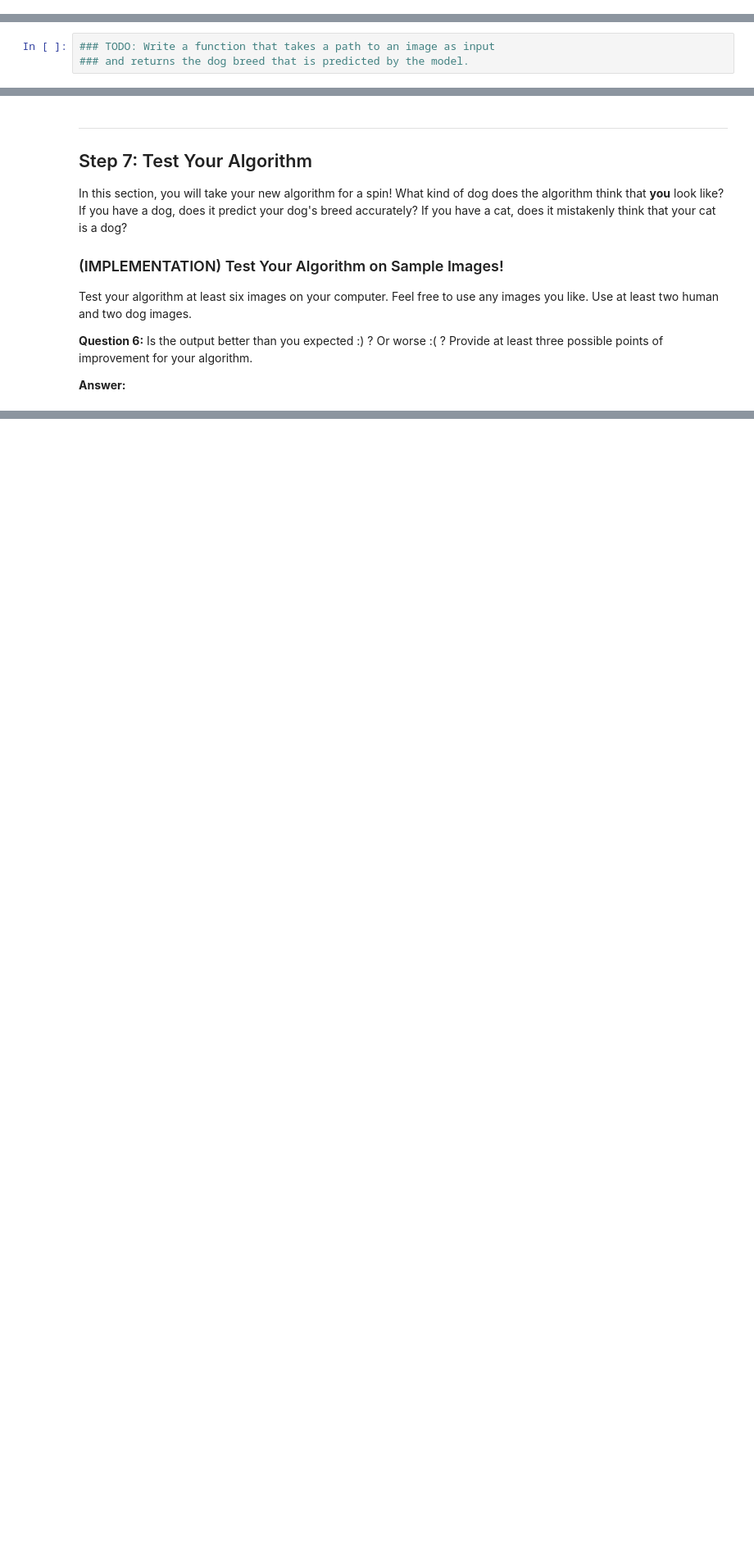
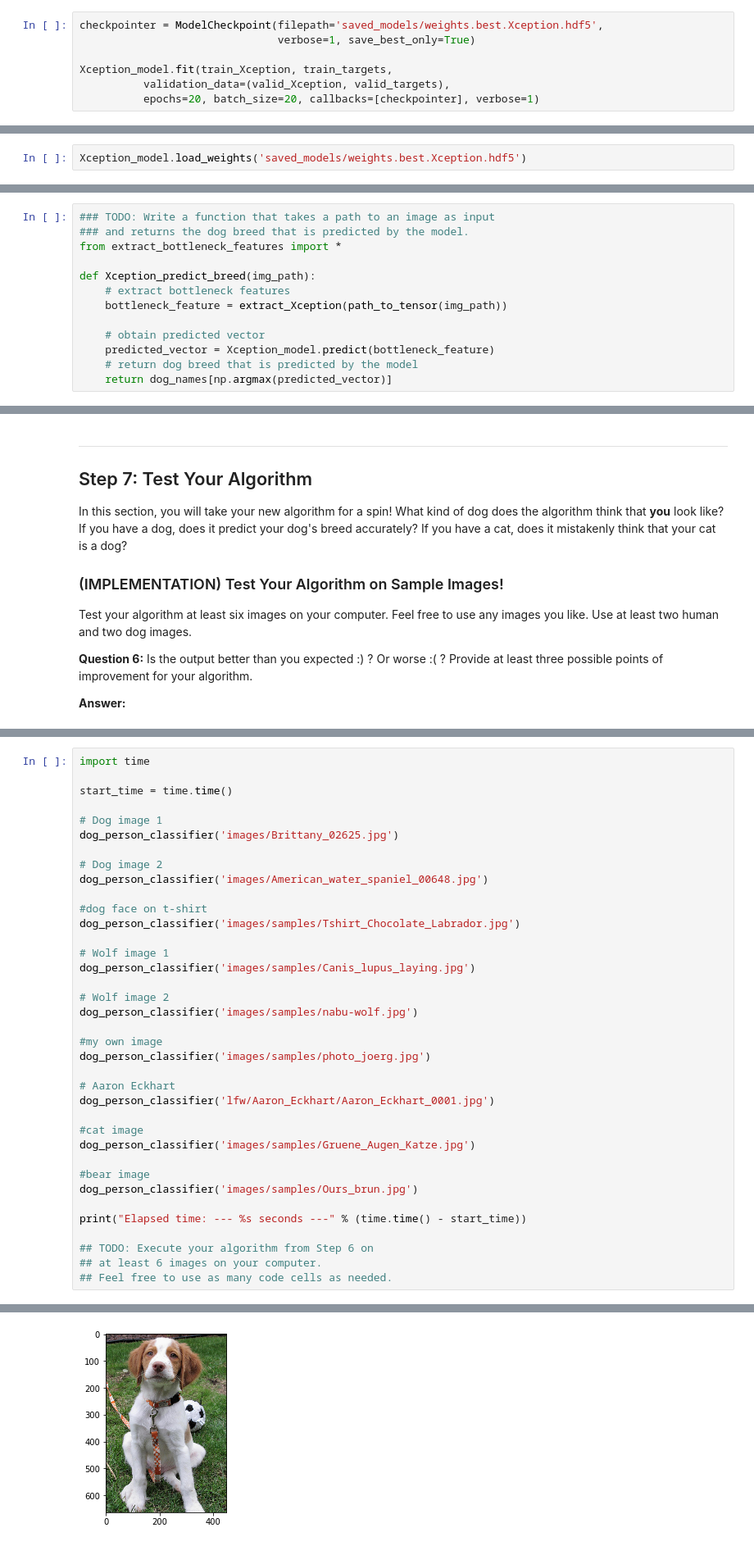
Before and after one commit to JoergStrebel/MachineLearningEngineerND, a Jupyter notebook: dog_project/dog_app.ipynb, the cells around one changed output, grey strips where cells are left out. Shown at 82% size. Cells and saved outputs as stored; diff of their text form; blank space fills up the shorter version.

```diff
--- a/dog_project/dog_app.ipynb
+++ b/dog_project/dog_app.ipynb
@@ -650,0 +695,7 @@ You are welcome to [augment the training data](https://blog.keras.io/building-po
+# %%
+checkpointer = ModelCheckpoint(filepath='saved_models/weights.best.Xception.hdf5',
+                               verbose=1, save_best_only=True)
+
+Xception_model.fit(train_Xception, train_targets,
+          validation_data=(valid_Xception, valid_targets),
+          epochs=20, batch_size=20, callbacks=[checkpointer], verbose=1)
@@ -655,3 +723,5 @@ You are welcome to [augment the training data](https://blog.keras.io/building-po
+# %%
+Xception_model.load_weights('saved_models/weights.best.Xception.hdf5')
 # %% [markdown]
 ### (IMPLEMENTATION) Test the Model
 
@@ -676,6 +753,16 @@ where `{network}`, in the above filename, should be one of `VGG19`, `Resnet50`,
 # %%
 ### TODO: Write a function that takes a path to an image as input
 ### and returns the dog breed that is predicted by the model.
+from extract_bottleneck_features import *
+
+def Xception_predict_breed(img_path):
+    # extract bottleneck features
+    bottleneck_feature = extract_Xception(path_to_tensor(img_path))
+
+    # obtain predicted vector
+    predicted_vector = Xception_model.predict(bottleneck_feature)
+    # return dog breed that is predicted by the model
+    return dog_names[np.argmax(predicted_vector)]
 # %% [markdown]
 ---
 <a id='step6'></a>
@@ -727,0 +829,38 @@ __Answer:__
+# %%
+import time
+
+start_time = time.time()
+
+# Dog image 1
+dog_person_classifier('images/Brittany_02625.jpg')
+
+# Dog image 2
+dog_person_classifier('images/American_water_spaniel_00648.jpg')
+
+#dog face on t-shirt
+dog_person_classifier('images/samples/Tshirt_Chocolate_Labrador.jpg')
+
+# Wolf image 1
+dog_person_classifier('images/samples/Canis_lupus_laying.jpg')
+
+# Wolf image 2
+dog_person_classifier('images/samples/nabu-wolf.jpg')
+
+#my own image
+dog_person_classifier('images/samples/photo_joerg.jpg')
+
+# Aaron Eckhart
+dog_person_classifier('lfw/Aaron_Eckhart/Aaron_Eckhart_0001.jpg')
+
+#cat image
+dog_person_classifier('images/samples/Gruene_Augen_Katze.jpg')
+
+#bear image
+dog_person_classifier('images/samples/Ours_brun.jpg')
+
+print("Elapsed time: --- %s seconds ---" % (time.time() - start_time))
+
+## TODO: Execute your algorithm from Step 6 on
+## at least 6 images on your computer.
+## Feel free to use as many code cells as needed.
+# %% [output]
@@ -727,0 +868 @@ __Answer:__
+[figure, added]
```
Also changed, not shown: parts of 24 cells of this notebook, 7 other files.
